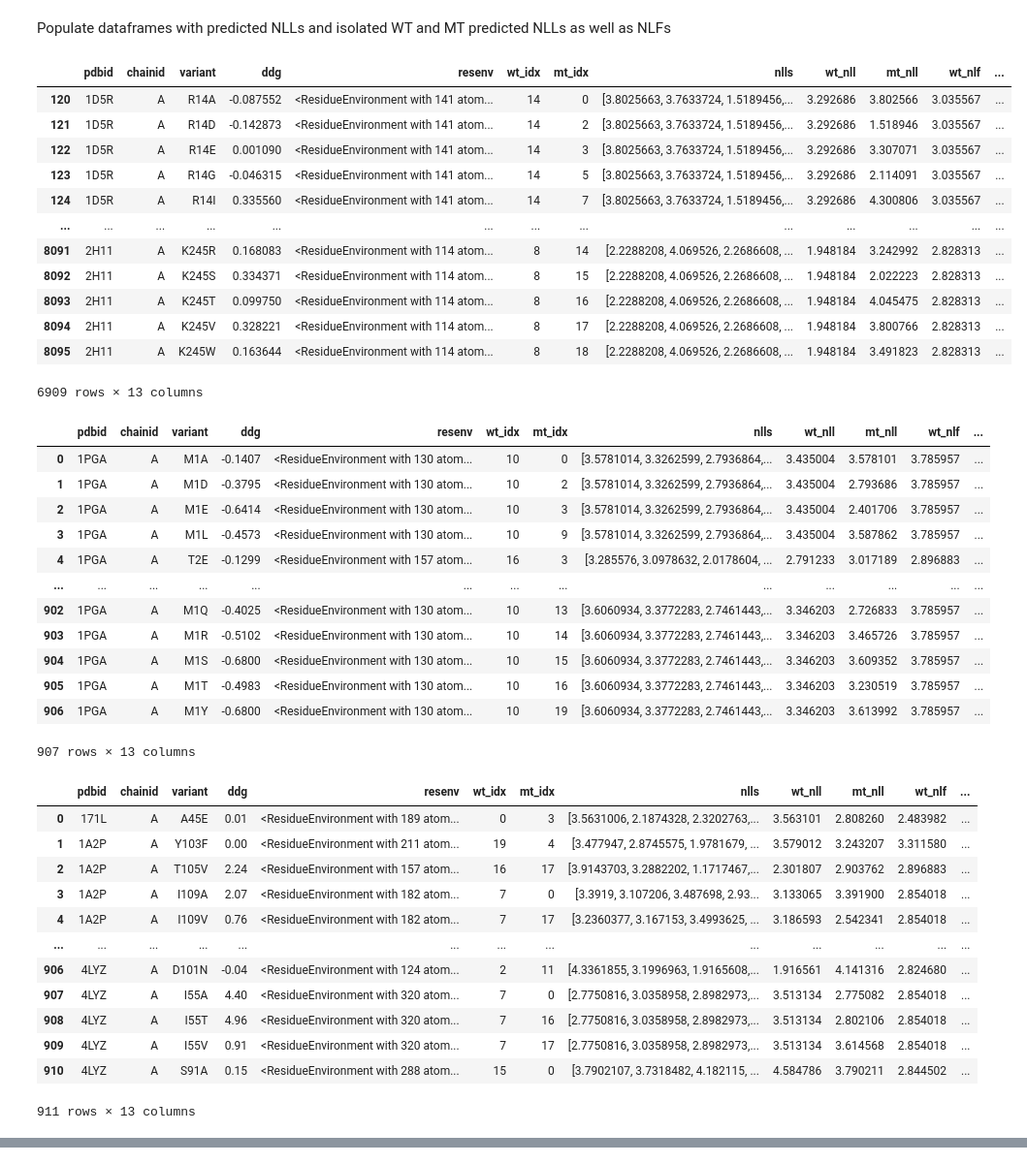
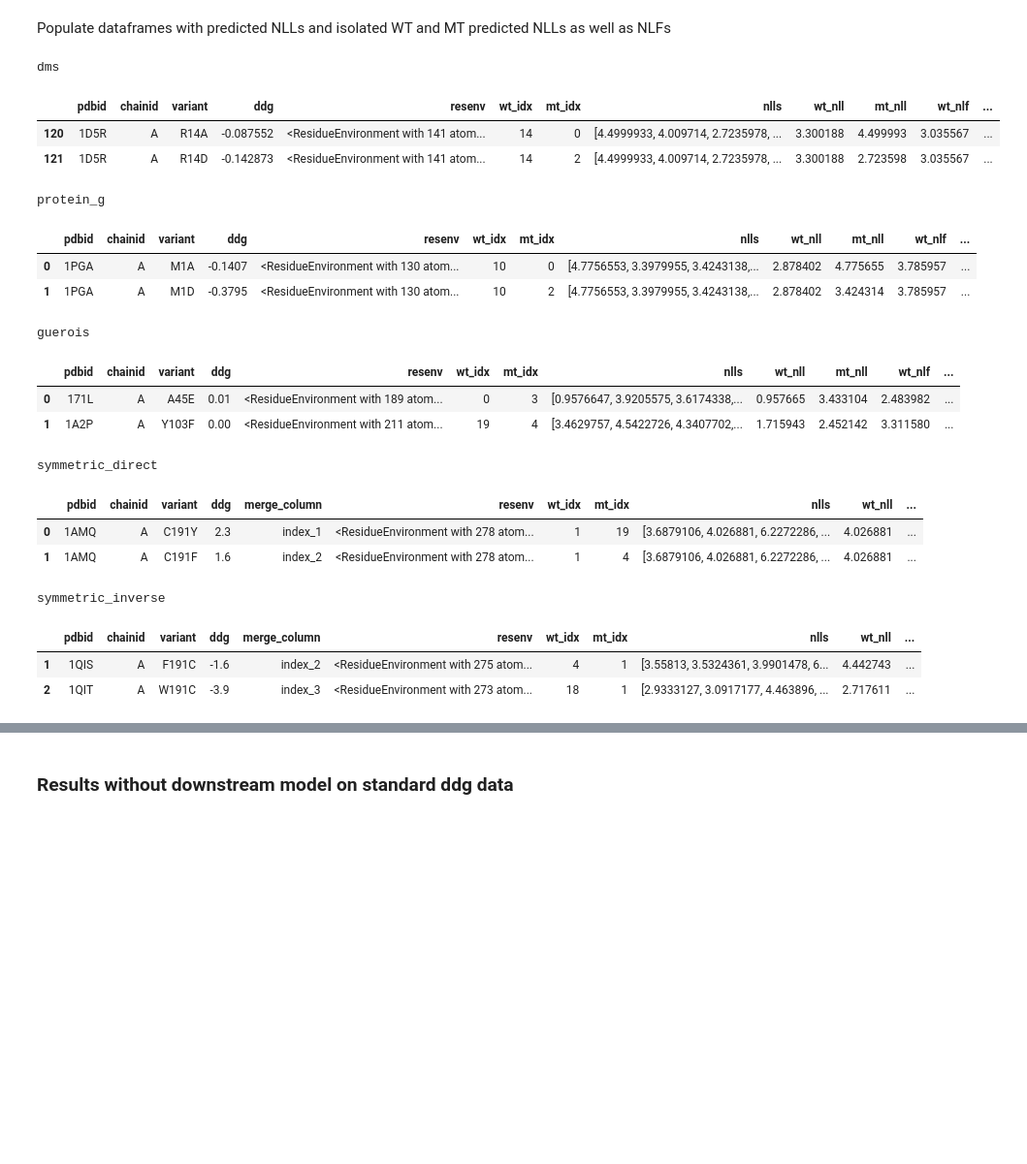
Before and after one commit to maher-kassem/cavity_model, a Jupyter notebook: cavity_model_pipeline.ipynb, the cells around one changed output, grey strips where cells are left out. Shown: that part at 97% size. Cells and saved outputs as stored; diff of their text form; code cells hidden in the pictures; blank space fills up the shorter version.

```diff
--- a/cavity_model_pipeline.ipynb
+++ b/cavity_model_pipeline.ipynb
@@ -267,9 +268,8 @@ ddg_data_dict = {
     "dms": pd.read_csv("data/data_dms/ddgs_parsed.csv"),
     "protein_g": pd.read_csv("data/data_protein_g/ddgs_parsed.csv"),
     "guerois": pd.read_csv("data/data_guerois/ddgs_parsed.csv"),
-    "symmetric": pd.read_csv("data/data_symmetric/ddgs_parsed.csv"),
-    #     "symmetric_direct": pd.read_csv("data/data_symmetric/ddgs_parsed_direct.csv"),
-    #     "symmetric_inverse": pd.read_csv("data/data_symmetric/ddgs_parsed_inverse.csv"),
+    "symmetric_direct": pd.read_csv("data/data_symmetric/ddgs_parsed_direct.csv"),
+    "symmetric_inverse": pd.read_csv("data/data_symmetric/ddgs_parsed_inverse.csv"),
 }
 # %% [output]
 [interactive output not drawn]
@@ -281,7 +281,7 @@ print(
     f"or due to missing parsed pdb file"
 )
 # Add wt residue environments to standard ddg data dataframes
-for ddg_data_key in ["dms", "protein_g", "guerois"]:
+for ddg_data_key in ddg_data_dict.keys():
     resenvs_ddg_data = []
     for idx, row in ddg_data_dict[ddg_data_key].iterrows():
         resenv_key = (
@@ -289,7 +289,11 @@ for ddg_data_key in ["dms", "protein_g", "guerois"]:
             f"{row['variant'][1:-1]}{row['variant'][0]}"
         )
         try:
-            resenv = resenv_datasets_look_up[ddg_data_key][resenv_key]
+            if "symmetric" in ddg_data_key:
+                ddg_data_key_adhoc_fix = "symmetric"
+            else:
+                ddg_data_key_adhoc_fix = ddg_data_key
+            resenv = resenv_datasets_look_up[ddg_data_key_adhoc_fix][resenv_key]
             resenvs_ddg_data.append(resenv)
         except KeyError:
             resenvs_ddg_data.append(np.nan)
@@ -329,7 +335,7 @@ cavity_model_infer_net.eval()
 pdb_nlfs = -np.log(np.load("data/pdb_frequencies.npz")["frequencies"])
 
 # Add predicted to Nlls ddG dataframes
-for ddg_data_key in ["dms", "protein_g", "guerois"]:
+for ddg_data_key in ddg_data_dict.keys():
     df = ddg_data_dict[ddg_data_key]
 
     # Perform predictions on matched residue environments
@@ -351,71 +357,55 @@ for ddg_data_key in ["dms", "protein_g", "guerois"]:
     pred_nlls = []
     for batch_x, _ in ddg_resenv_dataloader:
         batch_pred_nlls = (
             -torch.log(softmax(cavity_model_infer_net(batch_x), dim=-1) + EPS)
             .detach()
             .cpu()
             .numpy()
         )
         pred_nlls.append(batch_pred_nlls)
     pred_nlls_list = [row for row in np.vstack(pred_nlls)]
 
     # Add NLLs to dataframe
     df["nlls"] = pred_nlls_list
 
     # Isolate WT and MT NLLs and add to datafra
     df["wt_nll"] = df.apply(lambda row: row["nlls"][row["wt_idx"]], axis=1)
     df["mt_nll"] = df.apply(lambda row: row["nlls"][row["mt_idx"]], axis=1)
 
     # Add PDB database statistics negative log frequencies to df
     df["wt_nlf"] = df.apply(lambda row: pdb_nlfs[row["wt_idx"]], axis=1)
     df["mt_nlf"] = df.apply(lambda row: pdb_nlfs[row["mt_idx"]], axis=1)
 
     # Add ddG prediction (without downstream model)
     df["ddg_pred_no_ds"] = df.apply(
         lambda row: row["mt_nll"] - row["mt_nlf"] - row["wt_nll"] + row["wt_nlf"],
         axis=1,
     )
 
-    display(ddg_data_dict[ddg_data_key])
+    print(ddg_data_key)
+    display(ddg_data_dict[ddg_data_key].head(2))
 # %% [output]
+dms
 |  | pdbid | chainid | variant | ddg | resenv | wt_idx | mt_idx | nlls | wt_nll | mt_nll | wt_nlf | ... |
-| 120 | 1D5R | A | R14A | -0.087552 | <ResidueEnvironment with 141 atom... | 14 | 0 | [3.8025663, 3.7633724, 1.5189456,... | 3.292686 | 3.802566 | 3.035567 | ... |
-| 121 | 1D5R | A | R14D | -0.142873 | <ResidueEnvironment with 141 atom... | 14 | 2 | [3.8025663, 3.7633724, 1.5189456,... | 3.292686 | 1.518946 | 3.035567 | ... |
-| 122 | 1D5R | A | R14E | 0.001090 | <ResidueEnvironment with 141 atom... | 14 | 3 | [3.8025663, 3.7633724, 1.5189456,... | 3.292686 | 3.307071 | 3.035567 | ... |
-| 123 | 1D5R | A | R14G | -0.046315 | <ResidueEnvironment with 141 atom... | 14 | 5 | [3.8025663, 3.7633724, 1.5189456,... | 3.292686 | 2.114091 | 3.035567 | ... |
-| 124 | 1D5R | A | R14I | 0.335560 | <ResidueEnvironment with 141 atom... | 14 | 7 | [3.8025663, 3.7633724, 1.5189456,... | 3.292686 | 4.300806 | 3.035567 | ... |
-| ... | ... | ... | ... | ... | ... | ... | ... | ... | ... | ... | ... | ... |
-| 8091 | 2H11 | A | K245R | 0.168083 | <ResidueEnvironment with 114 atom... | 8 | 14 | [2.2288208, 4.069526, 2.2686608, ... | 1.948184 | 3.242992 | 2.828313 | ... |
-| 8092 | 2H11 | A | K245S | 0.334371 | <ResidueEnvironment with 114 atom... | 8 | 15 | [2.2288208, 4.069526, 2.2686608, ... | 1.948184 | 2.022223 | 2.828313 | ... |
-| 8093 | 2H11 | A | K245T | 0.099750 | <ResidueEnvironment with 114 atom... | 8 | 16 | [2.2288208, 4.069526, 2.2686608, ... | 1.948184 | 4.045475 | 2.828313 | ... |
-| 8094 | 2H11 | A | K245V | 0.328221 | <ResidueEnvironment with 114 atom... | 8 | 17 | [2.2288208, 4.069526, 2.2686608, ... | 1.948184 | 3.800766 | 2.828313 | ... |
-| 8095 | 2H11 | A | K245W | 0.163644 | <ResidueEnvironment with 114 atom... | 8 | 18 | [2.2288208, 4.069526, 2.2686608, ... | 1.948184 | 3.491823 | 2.828313 | ... |
+| 120 | 1D5R | A | R14A | -0.087552 | <ResidueEnvironment with 141 atom... | 14 | 0 | [4.4999933, 4.009714, 2.7235978, ... | 3.300188 | 4.499993 | 3.035567 | ... |
+| 121 | 1D5R | A | R14D | -0.142873 | <ResidueEnvironment with 141 atom... | 14 | 2 | [4.4999933, 4.009714, 2.7235978, ... | 3.300188 | 2.723598 | 3.035567 | ... |
-6909 rows × 13 columns
+protein_g
 |  | pdbid | chainid | variant | ddg | resenv | wt_idx | mt_idx | nlls | wt_nll | mt_nll | wt_nlf | ... |
-| 0 | 1PGA | A | M1A | -0.1407 | <ResidueEnvironment with 130 atom... | 10 | 0 | [3.5781014, 3.3262599, 2.7936864,... | 3.435004 | 3.578101 | 3.785957 | ... |
-| 1 | 1PGA | A | M1D | -0.3795 | <ResidueEnvironment with 130 atom... | 10 | 2 | [3.5781014, 3.3262599, 2.7936864,... | 3.435004 | 2.793686 | 3.785957 | ... |
-| 2 | 1PGA | A | M1E | -0.6414 | <ResidueEnvironment with 130 atom... | 10 | 3 | [3.5781014, 3.3262599, 2.7936864,... | 3.435004 | 2.401706 | 3.785957 | ... |
-| 3 | 1PGA | A | M1L | -0.4573 | <ResidueEnvironment with 130 atom... | 10 | 9 | [3.5781014, 3.3262599, 2.7936864,... | 3.435004 | 3.587862 | 3.785957 | ... |
-| 4 | 1PGA | A | T2E | -0.1299 | <ResidueEnvironment with 157 atom... | 16 | 3 | [3.285576, 3.0978632, 2.0178604, ... | 2.791233 | 3.017189 | 2.896883 | ... |
-| ... | ... | ... | ... | ... | ... | ... | ... | ... | ... | ... | ... | ... |
-| 902 | 1PGA | A | M1Q | -0.4025 | <ResidueEnvironment with 130 atom... | 10 | 13 | [3.6060934, 3.3772283, 2.7461443,... | 3.346203 | 2.726833 | 3.785957 | ... |
-| 903 | 1PGA | A | M1R | -0.5102 | <ResidueEnvironment with 130 atom... | 10 | 14 | [3.6060934, 3.3772283, 2.7461443,... | 3.346203 | 3.465726 | 3.785957 | ... |
-| 904 | 1PGA | A | M1S | -0.6800 | <ResidueEnvironment with 130 atom... | 10 | 15 | [3.6060934, 3.3772283, 2.7461443,... | 3.346203 | 3.609352 | 3.785957 | ... |
-| 905 | 1PGA | A | M1T | -0.4983 | <ResidueEnvironment with 130 atom... | 10 | 16 | [3.6060934, 3.3772283, 2.7461443,... | 3.346203 | 3.230519 | 3.785957 | ... |
-| 906 | 1PGA | A | M1Y | -0.6800 | <ResidueEnvironment with 130 atom... | 10 | 19 | [3.6060934, 3.3772283, 2.7461443,... | 3.346203 | 3.613992 | 3.785957 | ... |
+| 0 | 1PGA | A | M1A | -0.1407 | <ResidueEnvironment with 130 atom... | 10 | 0 | [4.7756553, 3.3979955, 3.4243138,... | 2.878402 | 4.775655 | 3.785957 | ... |
+| 1 | 1PGA | A | M1D | -0.3795 | <ResidueEnvironment with 130 atom... | 10 | 2 | [4.7756553, 3.3979955, 3.4243138,... | 2.878402 | 3.424314 | 3.785957 | ... |
-907 rows × 13 columns
+guerois
 |  | pdbid | chainid | variant | ddg | resenv | wt_idx | mt_idx | nlls | wt_nll | mt_nll | wt_nlf | ... |
-| 0 | 171L | A | A45E | 0.01 | <ResidueEnvironment with 189 atom... | 0 | 3 | [3.5631006, 2.1874328, 2.3202763,... | 3.563101 | 2.808260 | 2.483982 | ... |
-| 1 | 1A2P | A | Y103F | 0.00 | <ResidueEnvironment with 211 atom... | 19 | 4 | [3.477947, 2.8745575, 1.9781679, ... | 3.579012 | 3.243207 | 3.311580 | ... |
-| 2 | 1A2P | A | T105V | 2.24 | <ResidueEnvironment with 157 atom... | 16 | 17 | [3.9143703, 3.2882202, 1.1717467,... | 2.301807 | 2.903762 | 2.896883 | ... |
-| 3 | 1A2P | A | I109A | 2.07 | <ResidueEnvironment with 182 atom... | 7 | 0 | [3.3919, 3.107206, 3.487698, 2.93... | 3.133065 | 3.391900 | 2.854018 | ... |
-| 4 | 1A2P | A | I109V | 0.76 | <ResidueEnvironment with 182 atom... | 7 | 17 | [3.2360377, 3.167153, 3.4993625, ... | 3.186593 | 2.542341 | 2.854018 | ... |
-| ... | ... | ... | ... | ... | ... | ... | ... | ... | ... | ... | ... | ... |
-| 906 | 4LYZ | A | D101N | -0.04 | <ResidueEnvironment with 124 atom... | 2 | 11 | [4.3361855, 3.1996963, 1.9165608,... | 1.916561 | 4.141316 | 2.824680 | ... |
-| 907 | 4LYZ | A | I55A | 4.40 | <ResidueEnvironment with 320 atom... | 7 | 0 | [2.7750816, 3.0358958, 2.8982973,... | 3.513134 | 2.775082 | 2.854018 | ... |
-| 908 | 4LYZ | A | I55T | 4.96 | <ResidueEnvironment with 320 atom... | 7 | 16 | [2.7750816, 3.0358958, 2.8982973,... | 3.513134 | 2.802106 | 2.854018 | ... |
-| 909 | 4LYZ | A | I55V | 0.91 | <ResidueEnvironment with 320 atom... | 7 | 17 | [2.7750816, 3.0358958, 2.8982973,... | 3.513134 | 3.614568 | 2.854018 | ... |
-| 910 | 4LYZ | A | S91A | 0.15 | <ResidueEnvironment with 288 atom... | 15 | 0 | [3.7902107, 3.7318482, 4.182115, ... | 4.584786 | 3.790211 | 2.844502 | ... |
+| 0 | 171L | A | A45E | 0.01 | <ResidueEnvironment with 189 atom... | 0 | 3 | [0.9576647, 3.9205575, 3.6174338,... | 0.957665 | 3.433104 | 2.483982 | ... |
+| 1 | 1A2P | A | Y103F | 0.00 | <ResidueEnvironment with 211 atom... | 19 | 4 | [3.4629757, 4.5422726, 4.3407702,... | 1.715943 | 2.452142 | 3.311580 | ... |
-911 rows × 13 columns
+symmetric_direct
+|  | pdbid | chainid | variant | ddg | merge_column | resenv | wt_idx | mt_idx | nlls | wt_nll | ... |
+| 0 | 1AMQ | A | C191Y | 2.3 | index_1 | <ResidueEnvironment with 278 atom... | 1 | 19 | [3.6879106, 4.026881, 6.2272286, ... | 4.026881 | ... |
+| 1 | 1AMQ | A | C191F | 1.6 | index_2 | <ResidueEnvironment with 278 atom... | 1 | 4 | [3.6879106, 4.026881, 6.2272286, ... | 4.026881 | ... |
+symmetric_inverse
+|  | pdbid | chainid | variant | ddg | merge_column | resenv | wt_idx | mt_idx | nlls | wt_nll | ... |
+| 1 | 1QIS | A | F191C | -1.6 | index_2 | <ResidueEnvironment with 275 atom... | 4 | 1 | [3.55813, 3.5324361, 3.9901478, 6... | 4.442743 | ... |
+| 2 | 1QIT | A | W191C | -3.9 | index_3 | <ResidueEnvironment with 273 atom... | 18 | 1 | [2.9333127, 3.0917177, 4.463896, ... | 2.717611 | ... |
 [interactive output not drawn]
+# %% [markdown]
+### Results without downstream model on standard ddg data
 # %%
```
Also changed, not shown: parts of 9 cells of this notebook, 1 other file.
